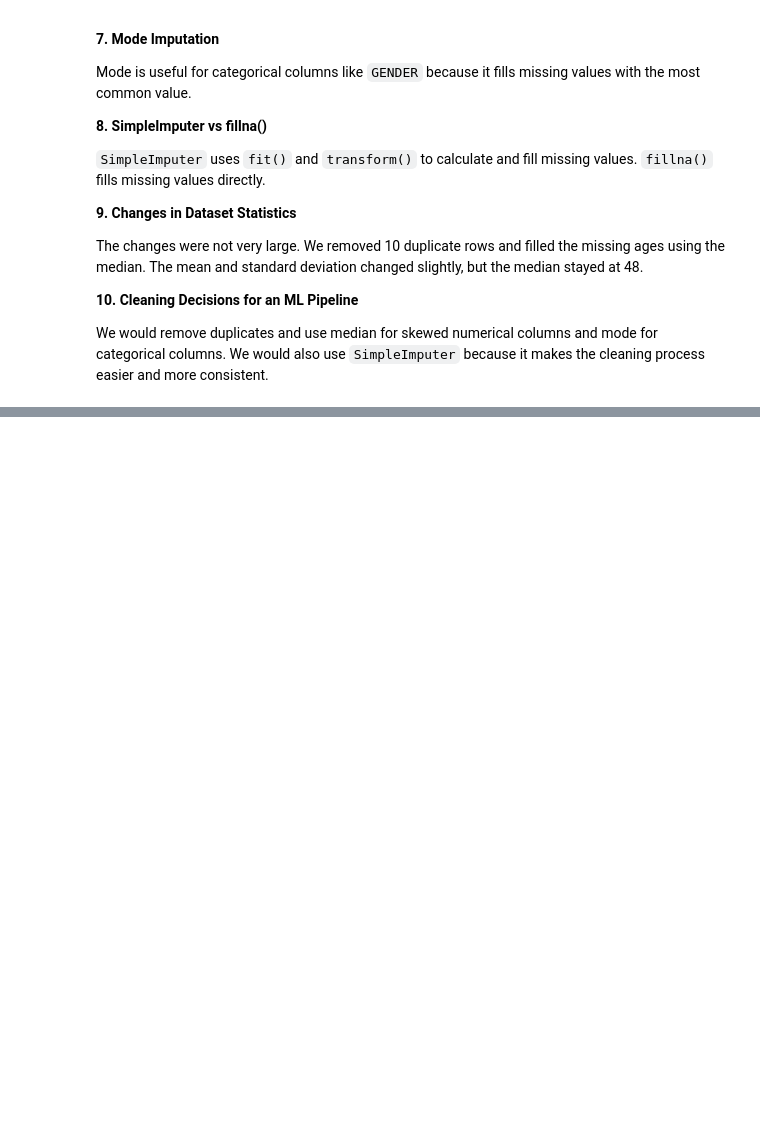
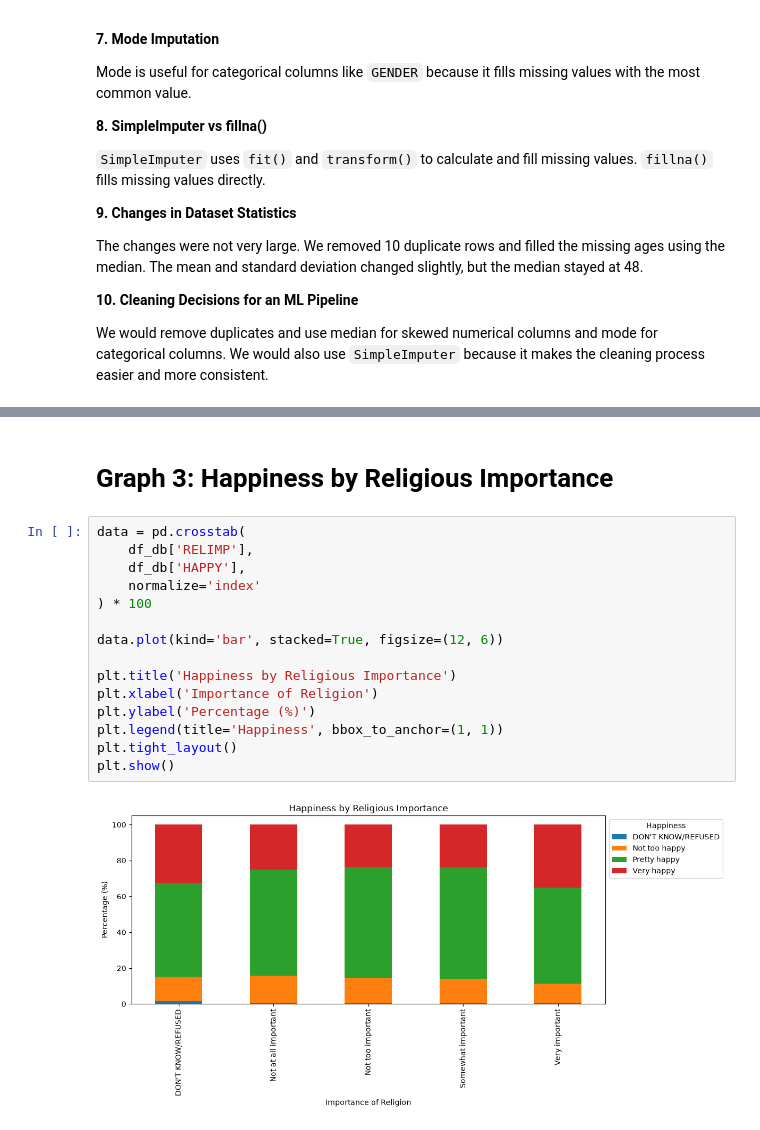
Before and after one commit to ricardo-mohammed/cleaning-imputation-outliers, a Jupyter notebook: notebooks/imputation.ipynb, the cells around one changed output, grey strips where cells are left out. Saved outputs shown, nothing was run; the diff lists cells and outputs as text; blank space fills up the shorter version.

```diff
--- a/notebooks/imputation.ipynb
+++ b/notebooks/imputation.ipynb
@@ -400,0 +425,19 @@ Database rows: 36908
+# %% [markdown]
+# Graph 3: Happiness by Religious Importance
+# %%
+data = pd.crosstab(
+    df_db['RELIMP'],
+    df_db['HAPPY'],
+    normalize='index'
+) * 100
+
+data.plot(kind='bar', stacked=True, figsize=(12, 6))
+
+plt.title('Happiness by Religious Importance')
+plt.xlabel('Importance of Religion')
+plt.ylabel('Percentage (%)')
+plt.legend(title='Happiness', bbox_to_anchor=(1, 1))
+plt.tight_layout()
+plt.show()
+# %% [output]
+[figure, added]
```
Also changed, not shown: parts of 12 cells of this notebook.
